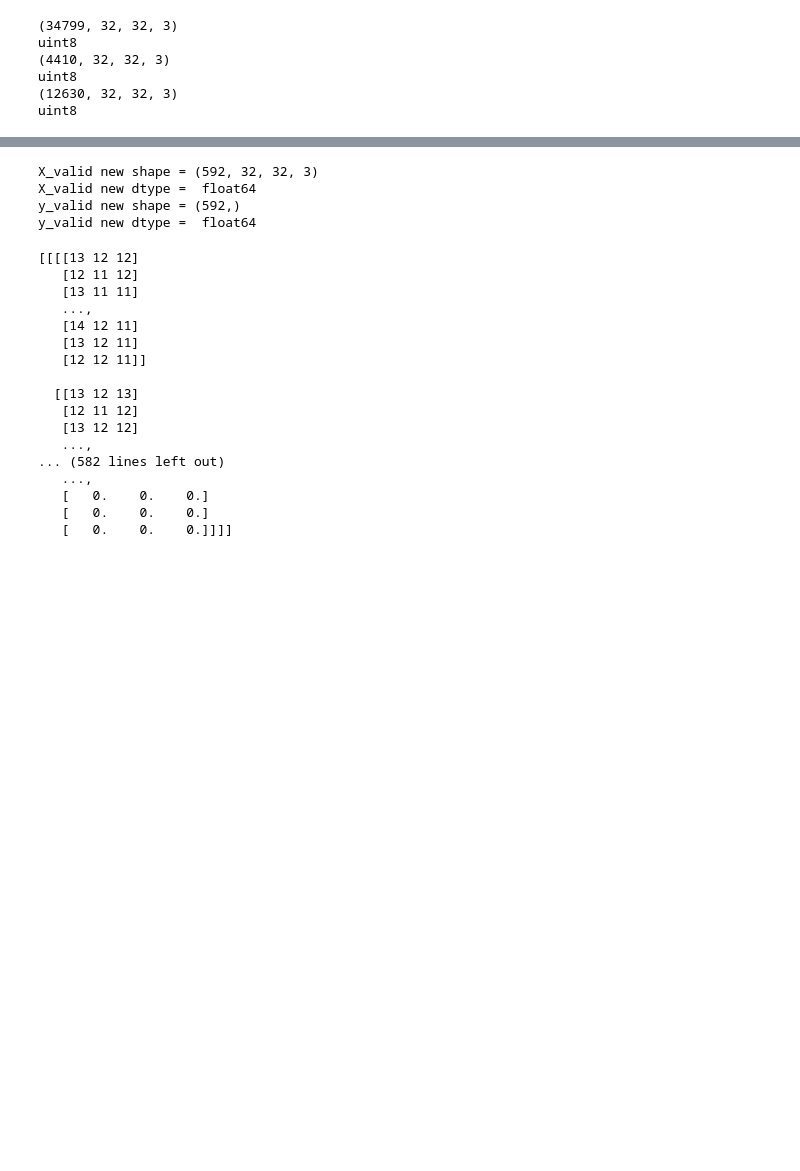
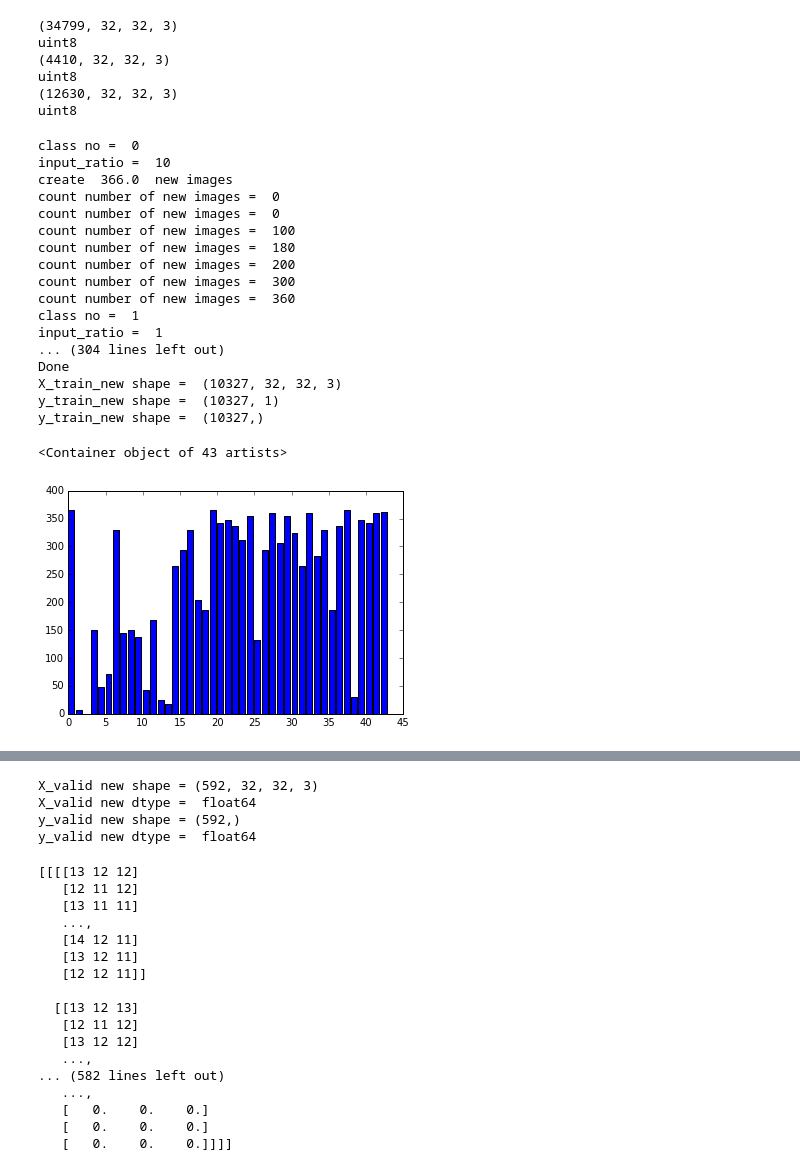
Before and after one commit to pomeroyd/project2_r1p0, a Jupyter notebook: Traffic_Sign_Classifier.ipynb, the cells around one changed output, grey strips where cells are left out. Cells and saved outputs as stored; diff of their text form; code cells hidden in the pictures; blank space fills up the shorter version.

```diff
--- a/Traffic_Sign_Classifier.ipynb
+++ b/Traffic_Sign_Classifier.ipynb
@@ -321,37 +307,57 @@ for class_no in range(len(inputs_per_class_train)):
     #This is too many. Only create 20% of that
     count = 0
     #Set limit to 20% of original expected new images
-    limit = diff_per_class_train[class_no]*0.02
+    limit = diff_per_class_train[class_no]*0.2
     print("create ",limit," new images")
     while(count <=limit):
         print("count number of new images = ",count)
         for x in X_train[where_am_i]:
             if(count % 100 == 0):
                 print("count number of new images = ",count)
             new_image = create_new_image(x)
             new_image = np.expand_dims(new_image, axis=0)
 
             if(count ==0):
                 X_train_new[0] = new_image
                 y_train_new[0] = class_no
                 count= count+1
             elif(count<=limit):
                 X_train_new = np.vstack((X_train_new,new_image))
                 y_train_new = np.vstack((y_train_new,class_no))
                 count= count+1
 
 
 print("Done")
 print("X_train_new shape = ",X_train_new.shape)
 print("y_train_new shape = ",y_train_new.shape)
 y_train_new = np.squeeze(y_train_new, axis=(1,))
 print("y_train_new shape = ",y_train_new.shape)
 
 hist = []
 for i in range(43):
     hist.append(np.sum(y_train_new == i))
 
 plt.bar(range(43), hist)
+# %% [output]
+class no =  0
+input_ratio =  10
+create  366.0  new images
+count number of new images =  0
+count number of new images =  0
+count number of new images =  100
+count number of new images =  180
+count number of new images =  200
+count number of new images =  300
+count number of new images =  360
+class no =  1
+input_ratio =  1
+... (304 lines left out)
+Done
+X_train_new shape =  (10327, 32, 32, 3)
+y_train_new shape =  (10327, 1)
+y_train_new shape =  (10327,)
+<Container object of 43 artists>
+[figure, added]
 # %%
 #Create new number of images from each class of validation data according to above histogram
 
```
Also changed, not shown: parts of 15 cells of this notebook.
